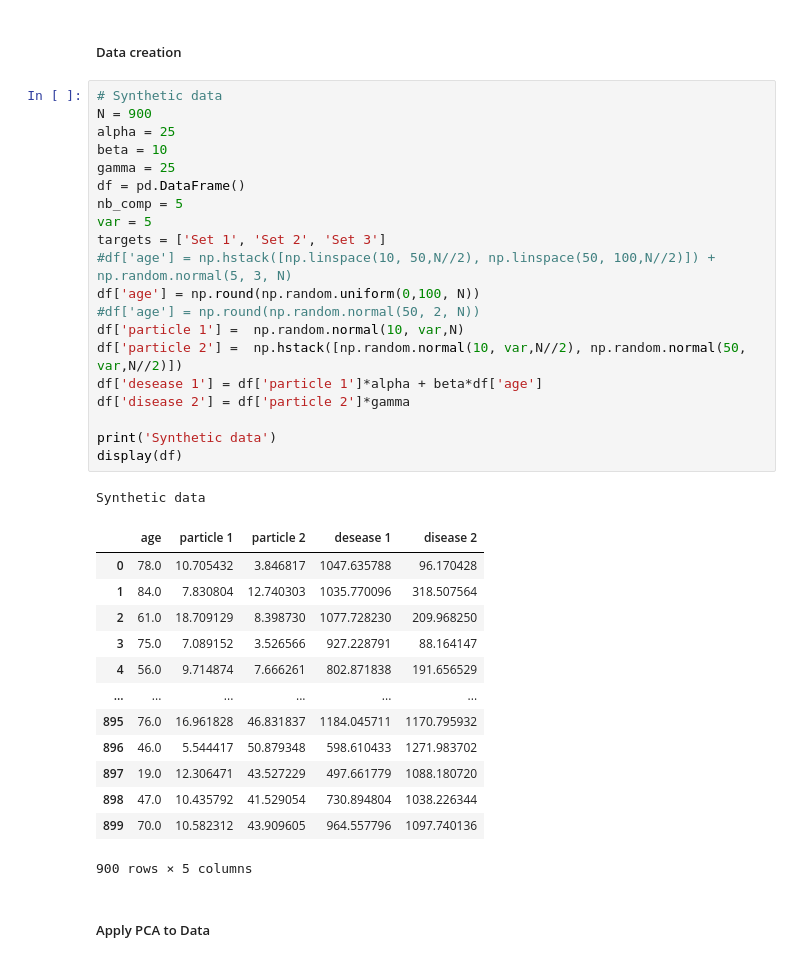
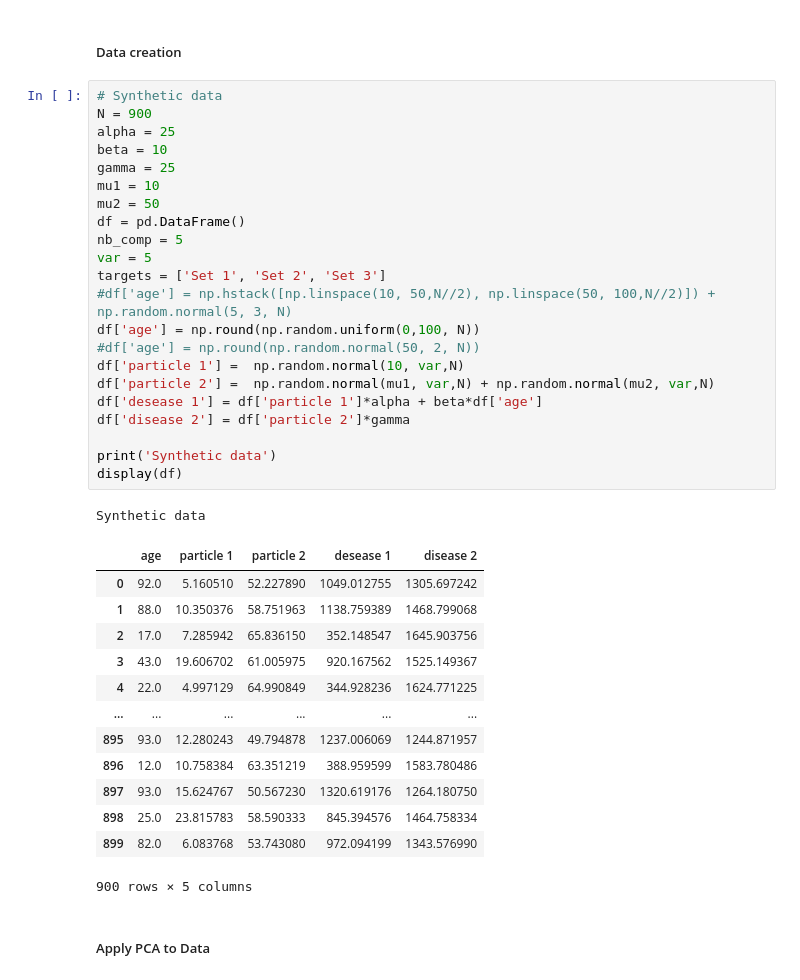
Before and after one commit to donaca/COVID19PM2.5, a Jupyter notebook: Synthetic_data.ipynb, the cells around one changed output. Drawn from its saved outputs; the diff is of its cells as text.

```diff
--- a/Synthetic_data.ipynb
+++ b/Synthetic_data.ipynb
@@ -20,37 +20,39 @@ from geopy.geocoders import Nominatim
 # %%
 # Synthetic data
 N = 900
 alpha = 25
 beta = 10
 gamma = 25
+mu1 = 10
+mu2 = 50
 df = pd.DataFrame()
 nb_comp = 5
 var = 5
 targets = ['Set 1', 'Set 2', 'Set 3']
 #df['age'] = np.hstack([np.linspace(10, 50,N//2), np.linspace(50, 100,N//2)]) + np.random.normal(5, 3, N)
 df['age'] = np.round(np.random.uniform(0,100, N))
 #df['age'] = np.round(np.random.normal(50, 2, N))
 df['particle 1'] =  np.random.normal(10, var,N)
-df['particle 2'] =  np.hstack([np.random.normal(10, var,N//2), np.random.normal(50, var,N//2)])
+df['particle 2'] =  np.random.normal(mu1, var,N) + np.random.normal(mu2, var,N)
 df['desease 1'] = df['particle 1']*alpha + beta*df['age']
 df['disease 2'] = df['particle 2']*gamma
 
 print('Synthetic data')
 display(df)
 # %% [output]
 Synthetic data
 |  | age | particle 1 | particle 2 | desease 1 | disease 2 |
-| 0 | 78.0 | 10.705432 | 3.846817 | 1047.635788 | 96.170428 |
-| 1 | 84.0 | 7.830804 | 12.740303 | 1035.770096 | 318.507564 |
-| 2 | 61.0 | 18.709129 | 8.398730 | 1077.728230 | 209.968250 |
-| 3 | 75.0 | 7.089152 | 3.526566 | 927.228791 | 88.164147 |
-| 4 | 56.0 | 9.714874 | 7.666261 | 802.871838 | 191.656529 |
+| 0 | 92.0 | 5.160510 | 52.227890 | 1049.012755 | 1305.697242 |
+| 1 | 88.0 | 10.350376 | 58.751963 | 1138.759389 | 1468.799068 |
+| 2 | 17.0 | 7.285942 | 65.836150 | 352.148547 | 1645.903756 |
+| 3 | 43.0 | 19.606702 | 61.005975 | 920.167562 | 1525.149367 |
+| 4 | 22.0 | 4.997129 | 64.990849 | 344.928236 | 1624.771225 |
 | ... | ... | ... | ... | ... | ... |
-| 895 | 76.0 | 16.961828 | 46.831837 | 1184.045711 | 1170.795932 |
-| 896 | 46.0 | 5.544417 | 50.879348 | 598.610433 | 1271.983702 |
-| 897 | 19.0 | 12.306471 | 43.527229 | 497.661779 | 1088.180720 |
-| 898 | 47.0 | 10.435792 | 41.529054 | 730.894804 | 1038.226344 |
-| 899 | 70.0 | 10.582312 | 43.909605 | 964.557796 | 1097.740136 |
+| 895 | 93.0 | 12.280243 | 49.794878 | 1237.006069 | 1244.871957 |
+| 896 | 12.0 | 10.758384 | 63.351219 | 388.959599 | 1583.780486 |
+| 897 | 93.0 | 15.624767 | 50.567230 | 1320.619176 | 1264.180750 |
+| 898 | 25.0 | 23.815783 | 58.590333 | 845.394576 | 1464.758334 |
+| 899 | 82.0 | 6.083768 | 53.743080 | 972.094199 | 1343.576990 |
 900 rows × 5 columns
 # %% [markdown]
 ##### Apply PCA to Data
```
Also changed, not shown: parts of 8 cells of this notebook.
